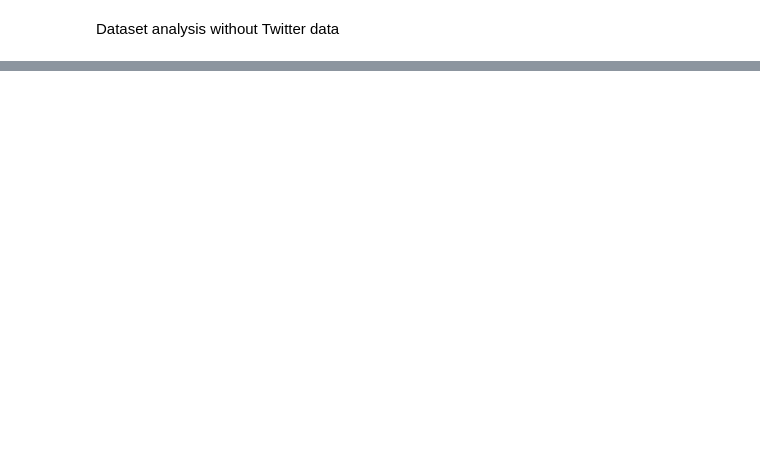
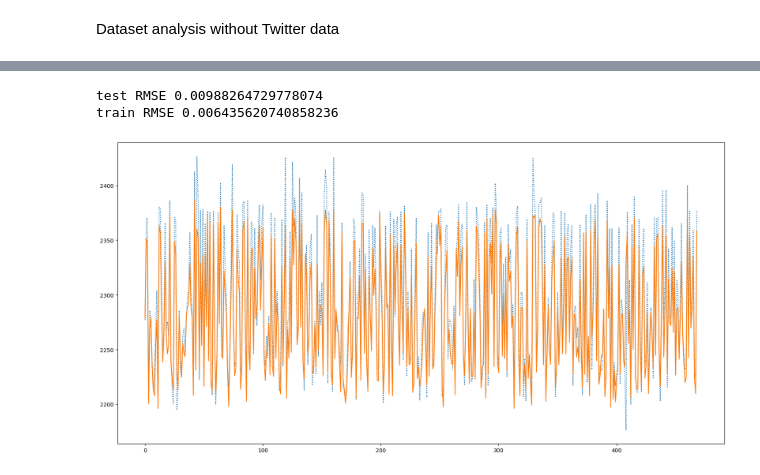
Before and after one commit to Aarhuu/analytics_showcase, a Jupyter notebook: crypto_classifier.ipynb, the cells around one changed output, grey strips where cells are left out. Cells and saved outputs as stored; diff of their text form; code cells hidden in the pictures; blank space fills up the shorter version.

```diff
--- a/crypto_classifier.ipynb
+++ b/crypto_classifier.ipynb
@@ -159,0 +135,15 @@ Index: [2024-01-01 00:00:00, 2024-01-01 00:15:00, 2024-01-01 00:30:00, 2024-01-0
+# %%
+target = "eth-usdt_Close"
+test_share = 0.2
+target_index = all_df.columns.get_loc(target)
+X = all_df.drop(columns=[target]).shift(1).fillna(method="bfill")
+y = all_df[target].to_numpy().reshape(-1, 1)
+scaler = MinMaxScaler()
+
+X_scaled = scaler.fit_transform(X)
+y_scaled = scaler.fit_transform(y)
+
+X_train, X_test, y_train, y_test = train_test_split(X_scaled, y_scaled, test_size=test_share)
+
+print("X_train :",X_train.shape,"y_train :",y_train.shape)
+print("X_test :",X_test.shape,"y_test :",y_test.shape)
@@ -159,0 +203,2 @@ Index: [2024-01-01 00:00:00, 2024-01-01 00:15:00, 2024-01-01 00:30:00, 2024-01-0
+# %%
+simple_rnn = create_simple_rnn(X_train, y_train, 1, 32, (X_train.shape[1],1), ["relu", "linear"], 10, 10)
@@ -159,0 +246,3 @@ Index: [2024-01-01 00:00:00, 2024-01-01 00:15:00, 2024-01-01 00:30:00, 2024-01-0
+# %%
+y_preds_test_simple_rnn = simple_rnn.predict(X_test)
+y_preds_train_simple_rnn = simple_rnn.predict(X_train)
@@ -159,0 +252,12 @@ Index: [2024-01-01 00:00:00, 2024-01-01 00:15:00, 2024-01-01 00:30:00, 2024-01-0
+# %%
+y_preds_train_rescaled = scaler.inverse_transform(y_preds_train_simple_rnn)
+y_preds_test_rescaled = scaler.inverse_transform(y_preds_test_simple_rnn)
+plt.figure(figsize=(20,10))
+plt.plot(np.concatenate((scaler.inverse_transform(y_train), scaler.inverse_transform(y_test)), axis=0), linestyle="dotted")
+plt.plot(np.concatenate((y_preds_train_rescaled, y_preds_test_rescaled), axis=0))
+print("test RMSE",  mean_squared_error(y_test, y_preds_test_simple_rnn))
+print("train RMSE",  mean_squared_error(y_train, y_preds_train_simple_rnn))
+# %% [output]
+test RMSE 0.00988264729778074
+train RMSE 0.006435620740858236
+[figure, added]
```
Also changed, not shown: parts of 15 cells of this notebook, 2 other files.
